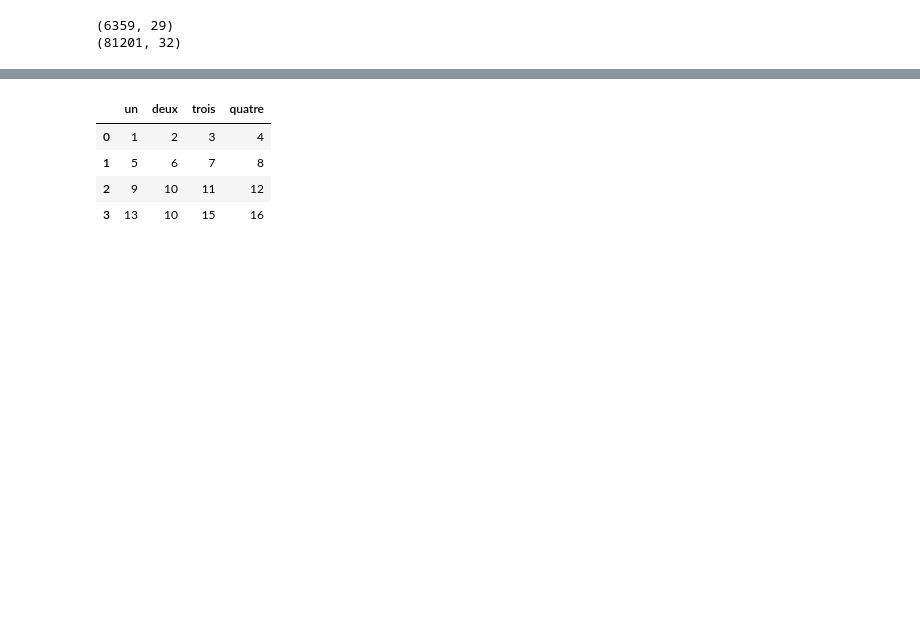
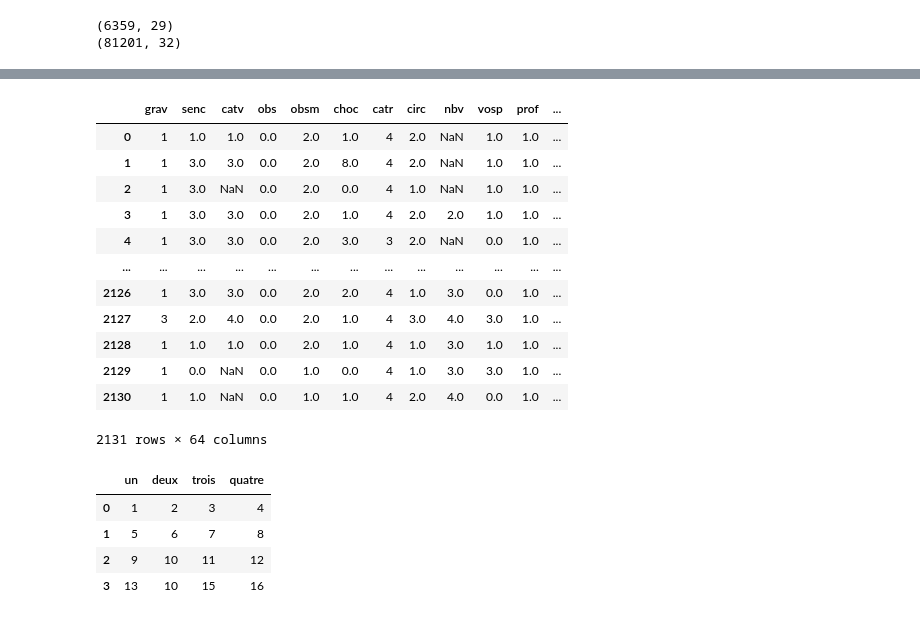
Before and after one commit to YoanGab/challenge_ia_accidentologie_velos, a Jupyter notebook: notebook/brouillon.ipynb, the cells around one changed output, grey strips where cells are left out. Drawn from its saved outputs; the diff is of its cells as text; code cells hidden in the pictures; blank space fills up the shorter version.

```diff
--- a/notebook/brouillon.ipynb
+++ b/notebook/brouillon.ipynb
@@ -209,10 +213,19 @@ print(df_infra_.shape)
 # %% [output]
 (6359, 29)
 (81201, 32)
+# %%
+def distance(row, lat_acc, long_acc):
+    dist = great_circle((row['latitude_dep'], row['longitude_dep']),(lat_acc, long_acc)).meters
+    if dist < 20:
+        return dist
+    else:
+        return np.nan
+    return
 # %%
+import tqdm
 def associate_infra_index_to_acc(df_acc, df_infra):
 
-    df_acc_ = df_acc.iloc[:20, :].copy()
+    df_acc_ = df_acc.iloc[:10].copy()
     df_infra_ = df_infra.copy()
 
     top_nine_citys = [75,44,33,59,31,13,69,34,67]
@@ -222,28 +235,26 @@ def associate_infra_index_to_acc(df_acc, df_infra):
 
     for code in top_nine_citys:
 
-        print(code)
-
         #Select a sub-dataset (a city) in order to reduce research computations among infrastructure
         mask_acc = df_acc_['com'] == code
+
         mask_infra = np.logical_or(df_infra_['code_com_g'] == code, df_infra_['code_com_d'] == code)
         df_infra_city = df_infra_[mask_infra]
         df_acc_city = df_acc_[mask_acc]
 
-        for i_acc in range(df_acc_city.shape[0]):
+        for i_acc in tqdm.tqdm(range(df_acc_city.shape[0])):
             acc = df_acc_city.iloc[i_acc,:]
             acc_index = df_acc_city.iloc[i_acc:i_acc+1,:].index.values[0] #subtefuge pour obtenir l'index
             lat_acc = acc['lat']
             long_acc = acc['long']
 
             #calcul la distance d'un accident à tout les infrastructure d'une même ville
-            dist_series = df_infra_city[['latitude_dep', 'longitude_dep', 'latitude_fin', 'longitude_fin']].apply(distance_infra_acc, axis=1, args=(lat_acc, long_acc))
+            #dist_series = df_infra_city[['latitude_dep', 'longitude_dep', 'latitude_fin', 'longitude_fin']].apply(distance_infra_acc, axis=1, args=(lat_acc, long_acc))
+            dist_series = df_infra_city[['latitude_dep', 'longitude_dep', 'latitude_fin', 'longitude_fin']].apply(distance, axis=1, args =(lat_acc, long_acc))
 
             #Selectionne l'infra la plus proche
             df_acc_.loc[acc_index, "infra_index"] = dist_series.argmin() #reference index of infrastructure
             df_acc_.loc[acc_index, "distance_to_infra"] = dist_series.min()
-            print(dist_series.argmin(), "=> loc (", acc_index)
-            print(dist_series.min())
 
     return df_acc_, df_infra_
 # %%
@@ -282,0 +282,20 @@ Name: distance_to_infra, dtype: int64
+# %%
+infra["index"] = infra.index
+# %%
+infrastructure_with_acc = acc.merge(infra, left_on="infra_index", right_on="index")
+# %%
+infrastructure_with_acc
+# %% [output]
+|  | grav | senc | catv | obs | obsm | choc | catr | circ | nbv | vosp | prof | ... |
+| 0 | 1 | 1.0 | 1.0 | 0.0 | 2.0 | 1.0 | 4 | 2.0 | NaN | 1.0 | 1.0 | ... |
+| 1 | 1 | 3.0 | 3.0 | 0.0 | 2.0 | 8.0 | 4 | 2.0 | NaN | 1.0 | 1.0 | ... |
+| 2 | 1 | 3.0 | NaN | 0.0 | 2.0 | 0.0 | 4 | 1.0 | NaN | 1.0 | 1.0 | ... |
+| 3 | 1 | 3.0 | 3.0 | 0.0 | 2.0 | 1.0 | 4 | 2.0 | 2.0 | 1.0 | 1.0 | ... |
+| 4 | 1 | 3.0 | 3.0 | 0.0 | 2.0 | 3.0 | 3 | 2.0 | NaN | 0.0 | 1.0 | ... |
+| ... | ... | ... | ... | ... | ... | ... | ... | ... | ... | ... | ... | ... |
+| 2126 | 1 | 3.0 | 3.0 | 0.0 | 2.0 | 2.0 | 4 | 1.0 | 3.0 | 0.0 | 1.0 | ... |
+| 2127 | 3 | 2.0 | 4.0 | 0.0 | 2.0 | 1.0 | 4 | 3.0 | 4.0 | 3.0 | 1.0 | ... |
+| 2128 | 1 | 1.0 | 1.0 | 0.0 | 2.0 | 1.0 | 4 | 1.0 | 3.0 | 1.0 | 1.0 | ... |
+| 2129 | 1 | 0.0 | NaN | 0.0 | 1.0 | 0.0 | 4 | 1.0 | 3.0 | 3.0 | 1.0 | ... |
+| 2130 | 1 | 1.0 | NaN | 0.0 | 1.0 | 1.0 | 4 | 2.0 | 4.0 | 0.0 | 1.0 | ... |
+2131 rows × 64 columns
```
Also changed, not shown: parts of 8 cells of this notebook.
